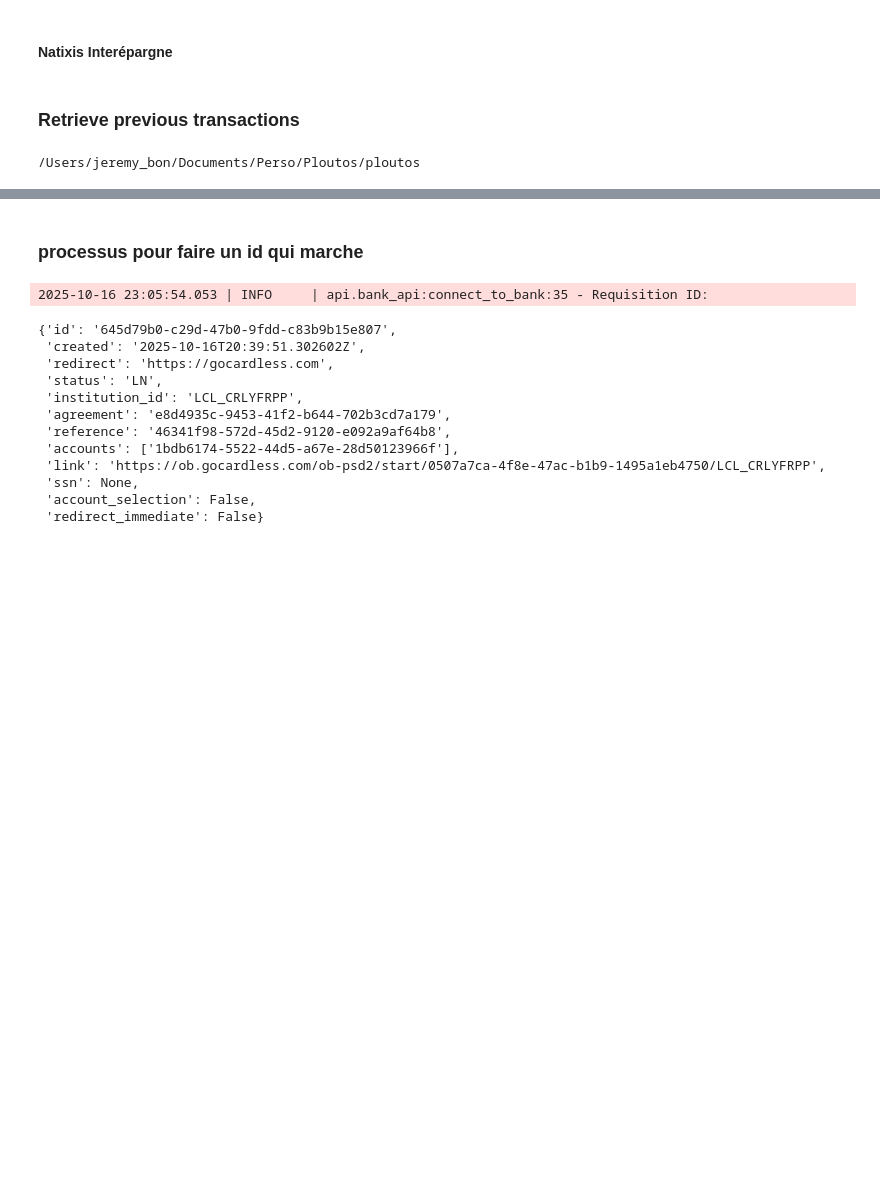
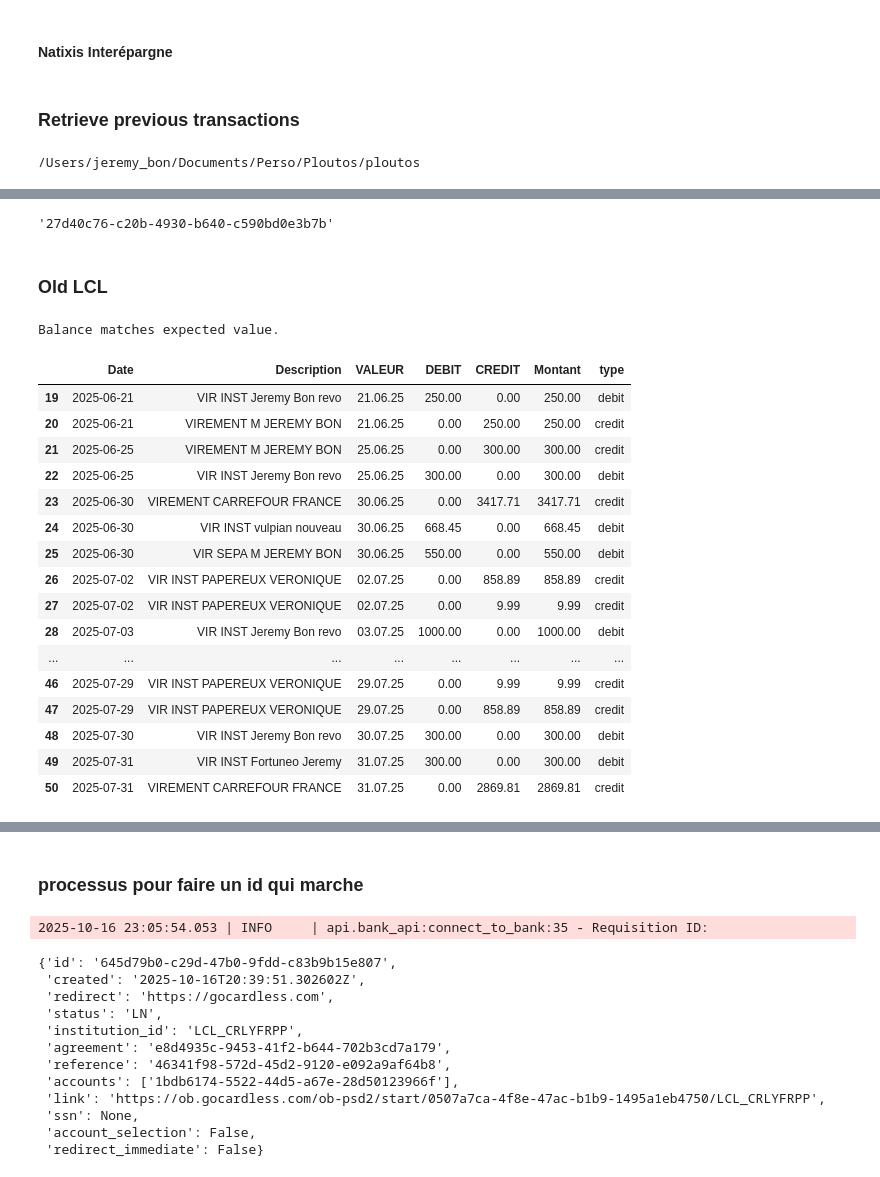
Before and after one commit to JeremyBon/Ploutos, a Jupyter notebook: ploutos/notebook/migration_sheet.ipynb, the cells around one changed output, grey strips where cells are left out. Cells and saved outputs as stored; diff of their text form; code cells hidden in the pictures; blank space fills up the shorter version.

```diff
--- a/ploutos/notebook/migration_sheet.ipynb
+++ b/ploutos/notebook/migration_sheet.ipynb
@@ -492,18 +502,63 @@ from api.bank_api import BankApi
 # %%
 from api.routers.accounts import get_current_amounts
 
-async def query_all_accounts():
+async def query_all_real_accounts():
     accounts = await get_current_amounts(get_db)
     return accounts
 
 # If running in Jupyter, use nest_asyncio and run the coroutine directly
-accounts = await query_all_accounts()
-df_accounts = pd.DataFrame([a.model_dump() for a in accounts])
-
+real_accounts = await query_all_real_accounts()
+df_accounts = pd.DataFrame([a.model_dump() for a in real_accounts])
+unknown_id = all_accounts[(all_accounts['sub_category'] == 'Unknown') & (all_accounts['category'] == 'Unknown') & (all_accounts['is_real'] == False) & (all_accounts['name'] == 'Unknown')]['accountId'].iloc[0]
 df_accounts.head(2)
 # %% [output]
 |  | account_id | name | category | sub_category | current_amount | is_real | max_date |
 | 0 | 42aa4dec-ae44-4898-a0f5-17b063283314 | Unknown | Unknown | Unknown | 0.000000e+00 | True | NaT |
 | 1 | e775ea39-f089-4432-83c0-f2477aba9248 | Lydia | Lydia | Unknown | 2.999379e-12 | True | 2025-06-23 13:10:44.393768+00:00 |
 # %%
-account_id,current_amount=df_accounts[df_accounts['name'].str.contains("LCL")][['account_id','current_amount']].iloc[0]
+account_id,current_amount,max_date=df_accounts[df_accounts['name'].str.contains("LCL")][['account_id','current_amount','max_date']].iloc[0]
+# %%
+unknown_id
+# %% [output]
+'27d40c76-c20b-4930-b640-c590bd0e3b7b'
+# %% [markdown]
+### Old LCL
+# %%
+from utils.scraping.scrap_lcl import convert_LCLpdf_to_df
+from datetime import datetime
+max_date_lcl = max_date.strftime("%Y-%m-%d")
+max_date=pd.Timestamp("2025-07-31")
+if account_id=="5e139075-c4b5-4f6f-afdb-e8a5efa9d377":
+    old_lcl=convert_LCLpdf_to_df("data/lcl/compte_courant")
+    old_lcl=old_lcl[old_lcl["Date"]>max_date_lcl]
+# %%
+old_balance=old_lcl["CREDIT"].sum()-old_lcl["DEBIT"].sum()+current_amount
+try:
+    assert abs(round(old_balance,2) - float(2805.4))==0
+    print("Balance matches expected value.")
+except AssertionError:
+    print(f"Balance mismatch: calculated {round(old_balance,2) }, expected 2805.4")
+# %% [output]
+Balance matches expected value.
+# %%
+old_lcl["Montant"]=old_lcl["CREDIT"]+old_lcl["DEBIT"]
+old_lcl["type"]=old_lcl["DEBIT"].apply(lambda x: "credit" if x==0 else "debit")
+old_lcl
+# %% [output]
+|  | Date | Description | VALEUR | DEBIT | CREDIT | Montant | type |
+| 19 | 2025-06-21 | VIR INST Jeremy Bon revo | 21.06.25 | 250.00 | 0.00 | 250.00 | debit |
+| 20 | 2025-06-21 | VIREMENT M JEREMY BON | 21.06.25 | 0.00 | 250.00 | 250.00 | credit |
+| 21 | 2025-06-25 | VIREMENT M JEREMY BON | 25.06.25 | 0.00 | 300.00 | 300.00 | credit |
+| 22 | 2025-06-25 | VIR INST Jeremy Bon revo | 25.06.25 | 300.00 | 0.00 | 300.00 | debit |
+| 23 | 2025-06-30 | VIREMENT CARREFOUR FRANCE | 30.06.25 | 0.00 | 3417.71 | 3417.71 | credit |
+| 24 | 2025-06-30 | VIR INST vulpian nouveau | 30.06.25 | 668.45 | 0.00 | 668.45 | debit |
+| 25 | 2025-06-30 | VIR SEPA M JEREMY BON | 30.06.25 | 550.00 | 0.00 | 550.00 | debit |
+| 26 | 2025-07-02 | VIR INST PAPEREUX VERONIQUE | 02.07.25 | 0.00 | 858.89 | 858.89 | credit |
+| 27 | 2025-07-02 | VIR INST PAPEREUX VERONIQUE | 02.07.25 | 0.00 | 9.99 | 9.99 | credit |
+| 28 | 2025-07-03 | VIR INST Jeremy Bon revo | 03.07.25 | 1000.00 | 0.00 | 1000.00 | debit |
+| ... | ... | ... | ... | ... | ... | ... | ... |
+| 46 | 2025-07-29 | VIR INST PAPEREUX VERONIQUE | 29.07.25 | 0.00 | 9.99 | 9.99 | credit |
+| 47 | 2025-07-29 | VIR INST PAPEREUX VERONIQUE | 29.07.25 | 0.00 | 858.89 | 858.89 | credit |
+| 48 | 2025-07-30 | VIR INST Jeremy Bon revo | 30.07.25 | 300.00 | 0.00 | 300.00 | debit |
+| 49 | 2025-07-31 | VIR INST Fortuneo Jeremy | 31.07.25 | 300.00 | 0.00 | 300.00 | debit |
+| 50 | 2025-07-31 | VIREMENT CARREFOUR FRANCE | 31.07.25 | 0.00 | 2869.81 | 2869.81 | credit |
```
Also changed, not shown: parts of 21 cells of this notebook, 5 other files.
